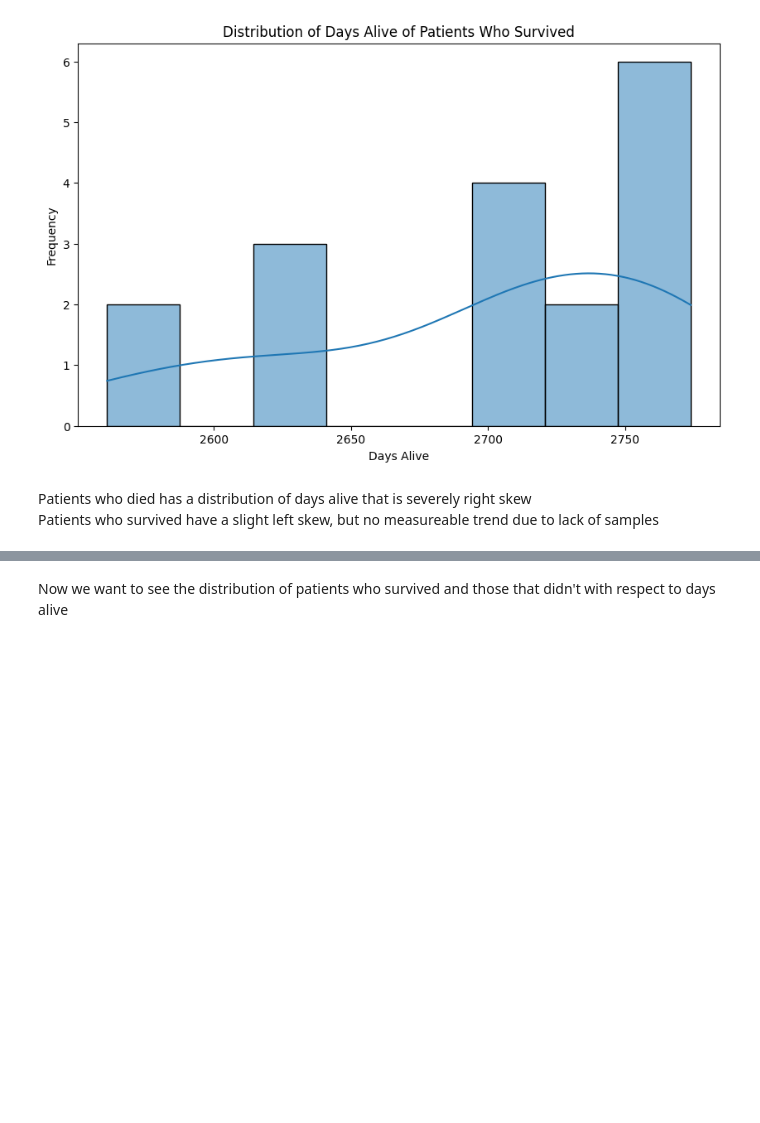
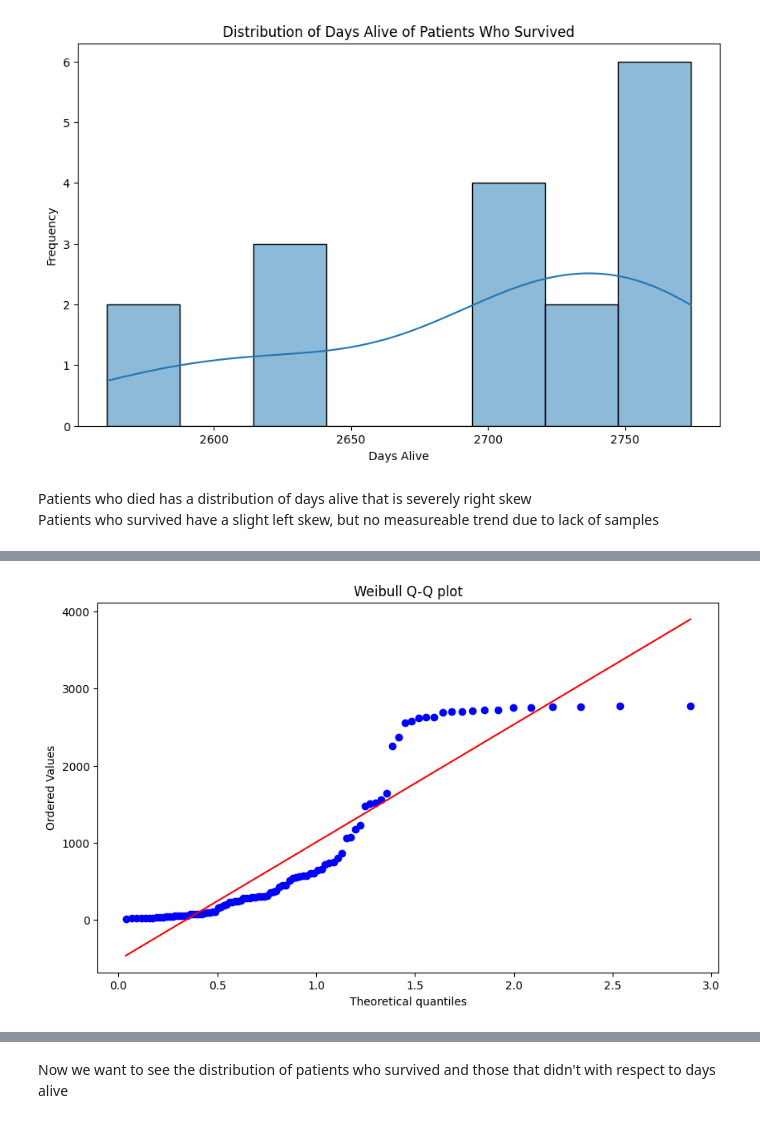
Before and after one commit to alan-w25/Cancer-Capstone, a Jupyter notebook: delfi/delfi_exploration.ipynb, the cells around one changed output, grey strips where cells are left out. Cells and saved outputs as stored; diff of their text form; code cells hidden in the pictures; blank space fills up the shorter version.

```diff
--- a/delfi/delfi_exploration.ipynb
+++ b/delfi/delfi_exploration.ipynb
@@ -216,0 +228,10 @@ Patients who survived have a slight left skew, but no measureable trend due to l
+# %%
+#model qq plots to see if they follow any parameterized distribution
+import scipy.stats as stats
+
+plt.figure(figsize=(10, 6))
+stats.probplot(data['days_alive'], dist="weibull_min", sparams=(1.5,), plot=plt)
+plt.title('Weibull Q-Q plot')
+plt.show()
+# %% [output]
+[figure, added]
```
Also changed, not shown: parts of 5 cells of this notebook.
